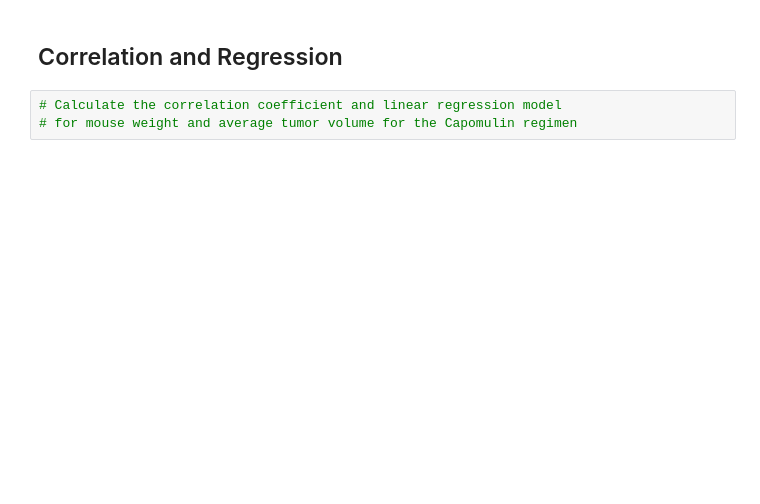
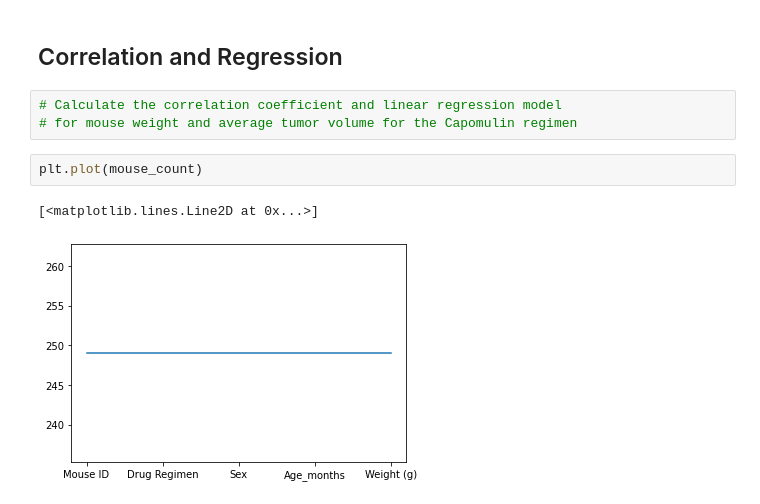
Before and after one commit to shades9a/Matplotlib-challenge, a Jupyter notebook: pymaceuticals_starter.ipynb, the cells around one changed output. Cells and saved outputs as stored; diff of their text form; blank space fills up the shorter version.

```diff
--- a/pymaceuticals_starter.ipynb
+++ b/pymaceuticals_starter.ipynb
@@ -204,3 +245,8 @@ ValueError: x and y must be the same size
 # %%
 # Calculate the correlation coefficient and linear regression model
 # for mouse weight and average tumor volume for the Capomulin regimen
+# %%
+plt.plot(mouse_count)
+# %% [output]
+[<matplotlib.lines.Line2D at 0x...>]
+[figure, added]
```
Also changed, not shown: parts of 9 cells of this notebook.
